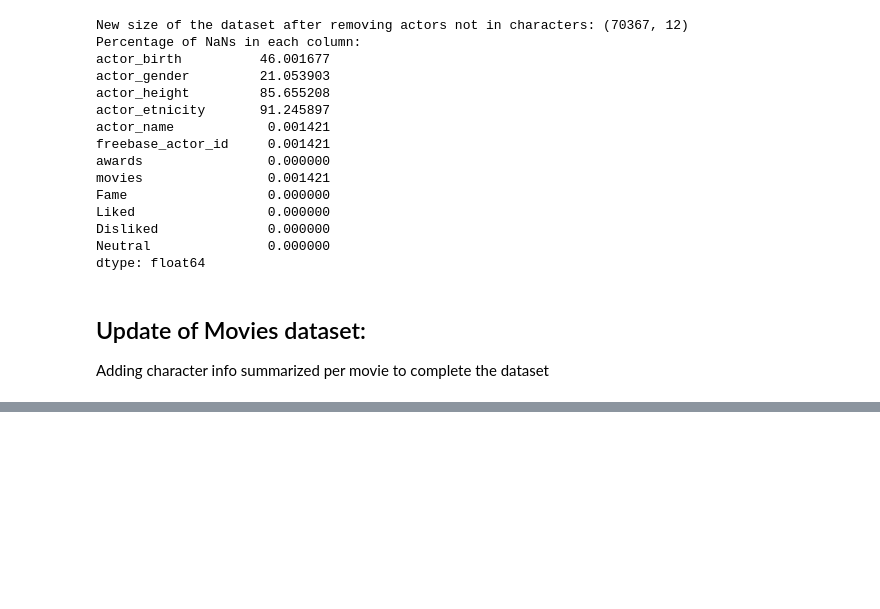
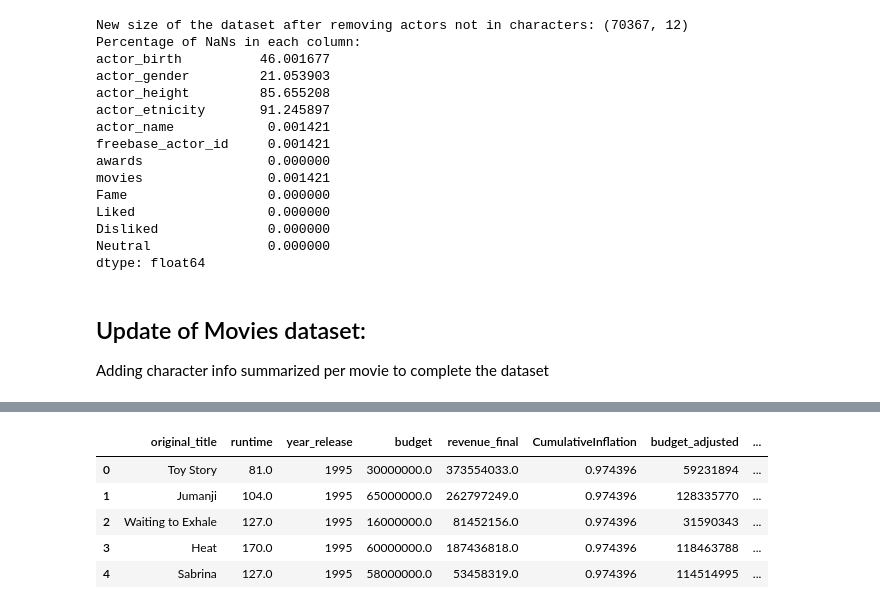
Before and after one commit to epfl-ada/ada-2023-project-shinebrightlikeadamon, a Jupyter notebook: data_preprocessing.ipynb, the cells around one changed output, grey strips where cells are left out. Cells and saved outputs as stored; diff of their text form; code cells hidden in the pictures; blank space fills up the shorter version.

```diff
--- a/data_cleaning.ipynb
+++ b/data_preprocessing.ipynb
@@ -502,0 +503,4 @@ New size of the dataset after merging with characters: (25515, 16)
+# %%
+movies = pd.read_csv('./data/movie_summaries_ada/movie.metadata.tsv', sep='\t', header=None)
+cpi_data = pd.read_csv("./data/cpi_data/API_FP.CPI.TOTL.ZG_DS2_en_csv_v2_5994714.csv", sep=',', skiprows=4)
+budget_data = pd.read_csv('./data/movies_budget/movies_metadata.csv', sep=',')
@@ -502,0 +566,16 @@ New size of the dataset after merging with characters: (25515, 16)
+# %%
+money_data = budget.merge(movie_rev, left_on=["original_title", "year_release", "runtime"], right_on=["name", "year_release" , "runtime"], how='left')
+#drop the useless columns
+money_data = money_data.drop(columns=["name"])
+print(len(money_data))
+money_data = money_data[['original_title', 'runtime', 'year_release', 'budget', 'revenue_budget','revenue_ada']]
+money_data['revenue_budget'] = money_data['revenue_budget'].replace(0.0, pd.NA)
+
+# Step 2: Create 'revenue_final' column
+money_data['revenue_final'] = money_data['revenue_budget'].fillna(money_data['revenue_ada'])
+money_data = money_data.drop(columns=["revenue_budget", "revenue_ada"])
+
+# Step 3: Drop rows where 'revenue_final' is NaN or 0
+money_data = money_data.dropna(subset=['revenue_final' , "budget"])
+print(len(money_data))
+money_data.head()
@@ -502,0 +591,34 @@ New size of the dataset after merging with characters: (25515, 16)
+# %%
+#Get CPI data
+cpi_df = cpi_data[cpi_data["Country Code"] == "USA"]
+cpi_df = cpi_df.drop(columns=["Country Name",	"Country Code",	"Indicator Name", "Indicator Code", 'Unnamed: 67'])
+
+# Step 1: Transform CPI Data
+years = [str(year) for year in range(1960, 2023)]  # Adjust range as needed
+cpi_long_format = cpi_df.melt(var_name='Year', value_name='InflationRate', value_vars=years)
+cpi_long_format['Year'] = cpi_long_format['Year'].astype(int)
+
+# Step 2: Calculate Cumulative Inflation Factors
+def calculate_cumulative_inflation(start_year, cpi_data):
+    # Sort data to ensure chronological order
+    sorted_cpi = cpi_data.sort_values(by='Year')
+    inflation_rates = sorted_cpi[sorted_cpi['Year'] >= start_year]['InflationRate'] / 100
+    cumulative_inflation = (1 + inflation_rates).cumprod().iloc[-1] - 1
+    return cumulative_inflation
+
+money_data['CumulativeInflation'] = money_data['year_release'].apply(lambda x: calculate_cumulative_inflation(x, cpi_long_format))
+
+# Step 3: Adjust Budget and Revenue Values
+money_data['budget_adjusted'] = money_data.apply(lambda row: row['budget'] * (1 + row['CumulativeInflation']), axis=1)
+money_data['revenue_final_adjusted'] = money_data.apply(lambda row: row['revenue_final'] * (1 + row['CumulativeInflation']), axis=1)
+
+money_data['budget_adjusted'] =  money_data['budget_adjusted'].astype(int)
+money_data['revenue_final_adjusted'] =  money_data['revenue_final_adjusted'].astype(int)
+money_data.head()
+# %% [output]
+|  | original_title | runtime | year_release | budget | revenue_final | CumulativeInflation | budget_adjusted | ... |
+| 0 | Toy Story | 81.0 | 1995 | 30000000.0 | 373554033.0 | 0.974396 | 59231894 | ... |
+| 1 | Jumanji | 104.0 | 1995 | 65000000.0 | 262797249.0 | 0.974396 | 128335770 | ... |
+| 2 | Waiting to Exhale | 127.0 | 1995 | 16000000.0 | 81452156.0 | 0.974396 | 31590343 | ... |
+| 3 | Heat | 170.0 | 1995 | 60000000.0 | 187436818.0 | 0.974396 | 118463788 | ... |
+| 4 | Sabrina | 127.0 | 1995 | 58000000.0 | 53458319.0 | 0.974396 | 114514995 | ... |
```
Also changed, not shown: parts of 10 cells of this notebook.
